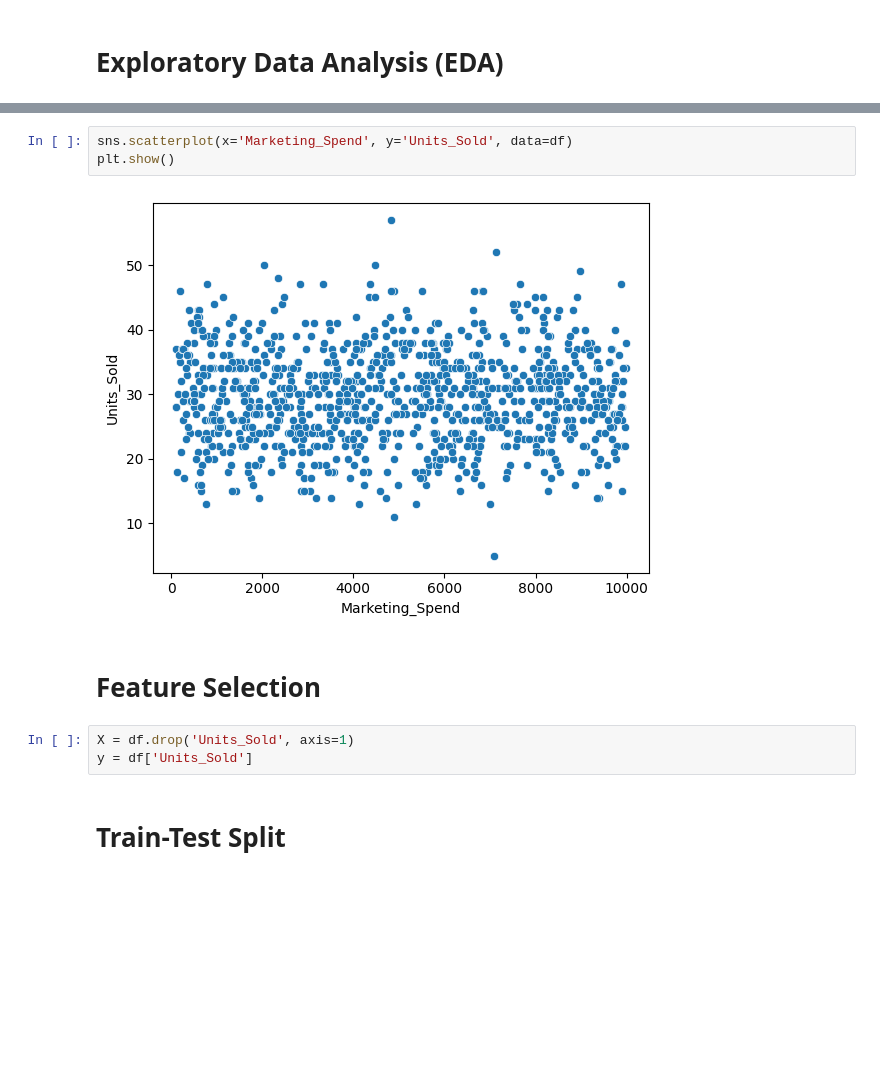
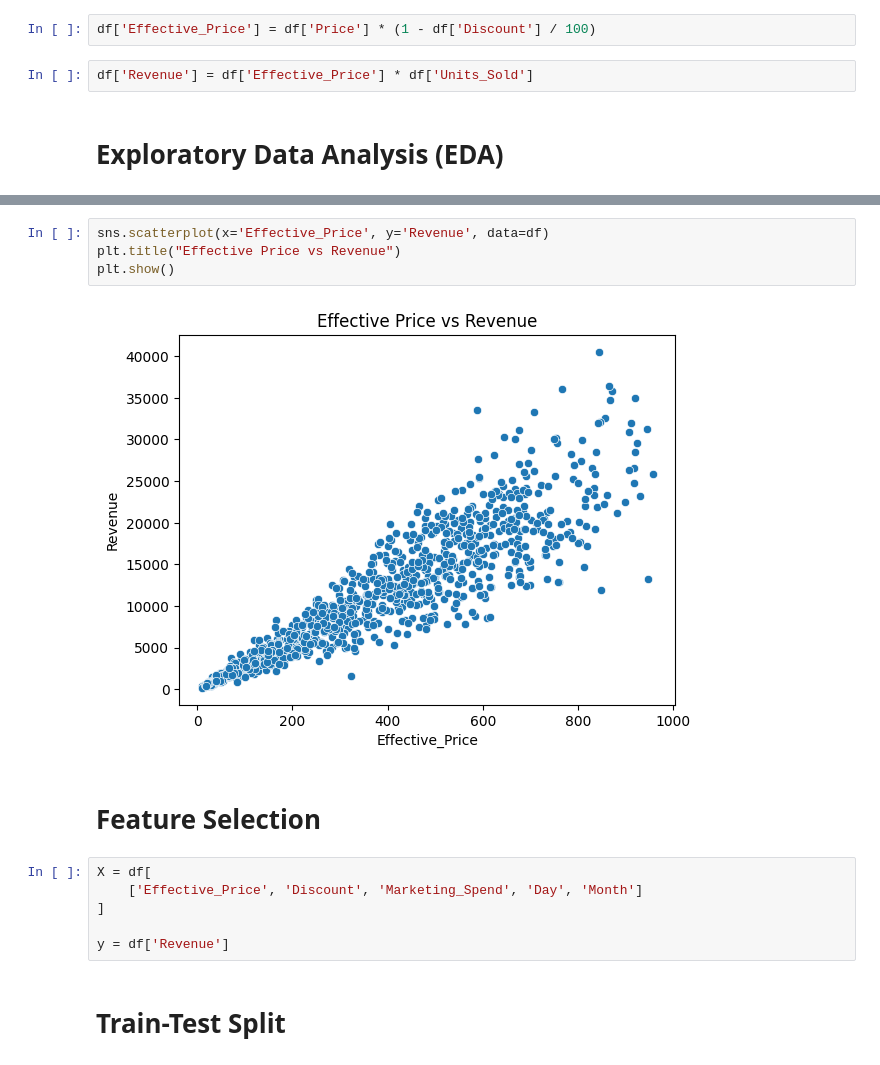
Before and after one commit to HazemmoAlsady/-End-to-End-Predictive-Analytics-Project, a Jupyter notebook: Airbnb_Project.ipynb, the cells around one changed output, grey strips where cells are left out. Saved outputs shown, nothing was run; the diff lists cells and outputs as text; blank space fills up the shorter version.

```diff
--- a/Airbnb_Project.ipynb
+++ b/Airbnb_Project.ipynb
@@ -93,3 +95,7 @@ for col in ['Product_Category', 'Customer_Segment']:
+# %%
+df['Effective_Price'] = df['Price'] * (1 - df['Discount'] / 100)
+# %%
+df['Revenue'] = df['Effective_Price'] * df['Units_Sold']
 # %% [markdown]
 # **Exploratory Data Analysis (EDA)**
 # %%
@@ -103,13 +110,17 @@ plt.show()
 # %%
-sns.scatterplot(x='Marketing_Spend', y='Units_Sold', data=df)
+sns.scatterplot(x='Effective_Price', y='Revenue', data=df)
+plt.title("Effective Price vs Revenue")
 plt.show()
 # %% [output]
-[figure, old version]
+[figure, new version]
 # %% [markdown]
 # **Feature Selection**
-# %%
-X = df.drop('Units_Sold', axis=1)
-y = df['Units_Sold']
+# %%
+X = df[
+    ['Effective_Price', 'Discount', 'Marketing_Spend', 'Day', 'Month']
+]
+
+y = df['Revenue']
 # %% [markdown]
 # **Train-Test Split**
 # %%
```
Also changed, not shown: parts of 6 cells of this notebook.
